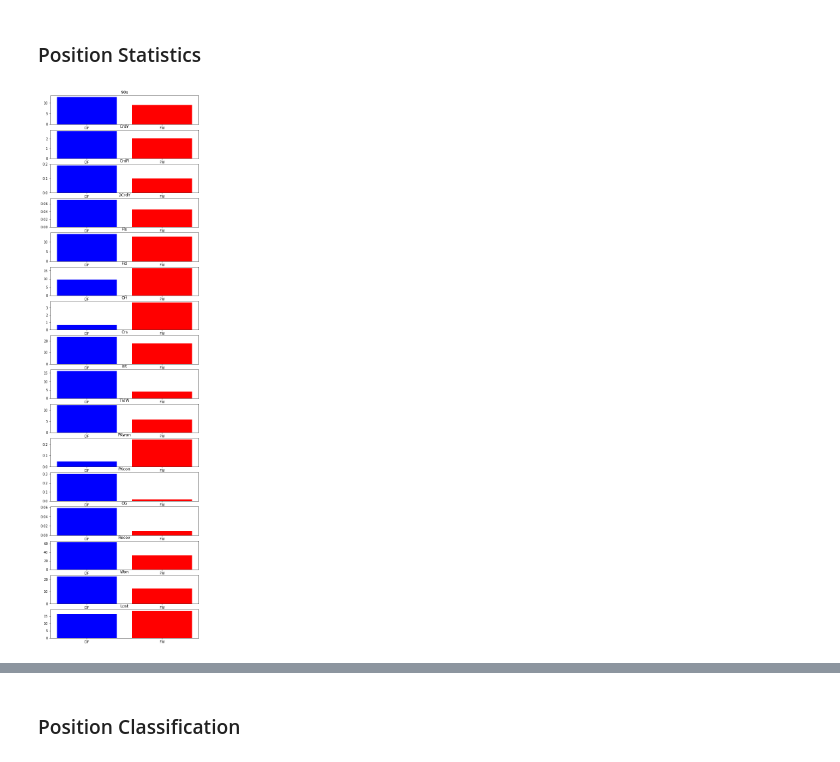
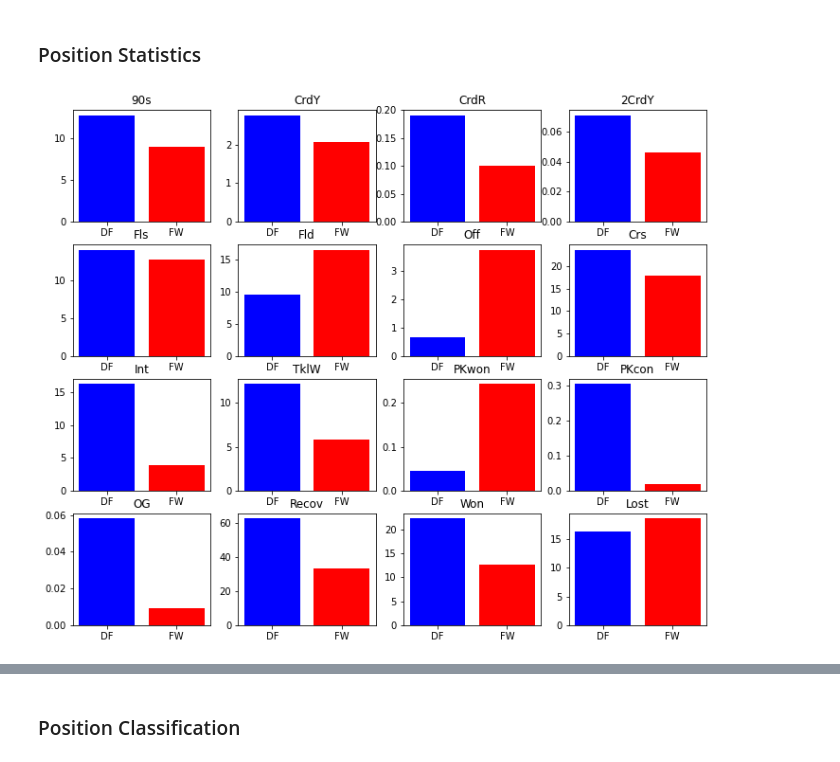
Before and after one commit to IsraelFPM/FootBall-EDA, a Jupyter notebook: PlayersAnalyses.ipynb, the cells around one changed output, grey strips where cells are left out. Cells and saved outputs as stored; diff of their text form; code cells hidden in the pictures.

```diff
--- a/PlayersAnalyses.ipynb
+++ b/PlayersAnalyses.ipynb
@@ -133,14 +131,18 @@ plt.show()
 # %%
 cols = ['90s', 'CrdY',
        'CrdR', '2CrdY', 'Fls', 'Fld', 'Off', 'Crs', 'Int', 'TklW', 'PKwon',
        'PKcon', 'OG', 'Recov', 'Won', 'Lost']
 DF_group = DF[cols].dropna().mean()
 FW_group = FW[cols].dropna().mean()
+n_plots = int(len(cols)/4)
 
-fig,axs = plt.subplots(nrows=len(cols),figsize = (8,30))
-for row in range(0,len(cols)):
-    axs[row].bar(height = [DF_group.values[row],FW_group.values[row]],x = ['DF','FW'],color = ['blue','red'])
-    axs[row].set_title(f'{cols[row]}')
+fig,axs = plt.subplots(nrows=n_plots,ncols=n_plots,figsize = (12,10))
+count = 0
+for row in range(0,n_plots):
+    for column in range(0,n_plots):
+        axs[row,column].bar(height = [DF_group.values[count],FW_group.values[count]],x = ['DF','FW'],color = ['blue','red'])
+        axs[row,column].set_title(f'{cols[count]}')
+        count +=1
 # %% [output]
-[figure, old version]
+[figure, new version]
 [interactive output not drawn]
```
Also changed, not shown: parts of 16 cells of this notebook.
